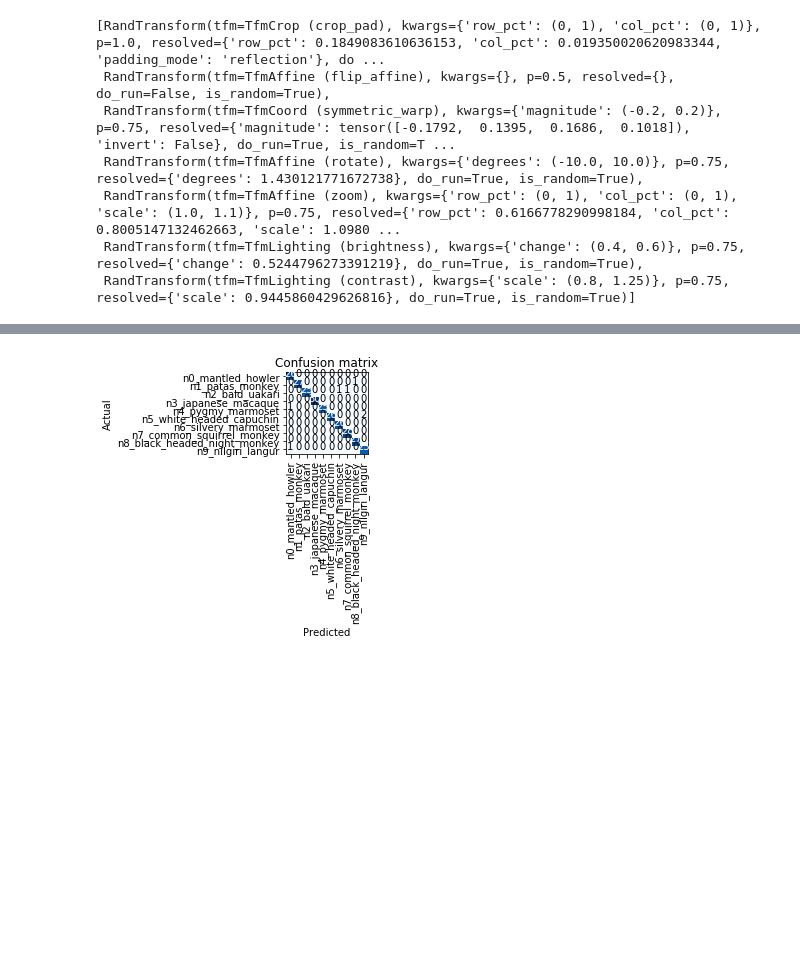
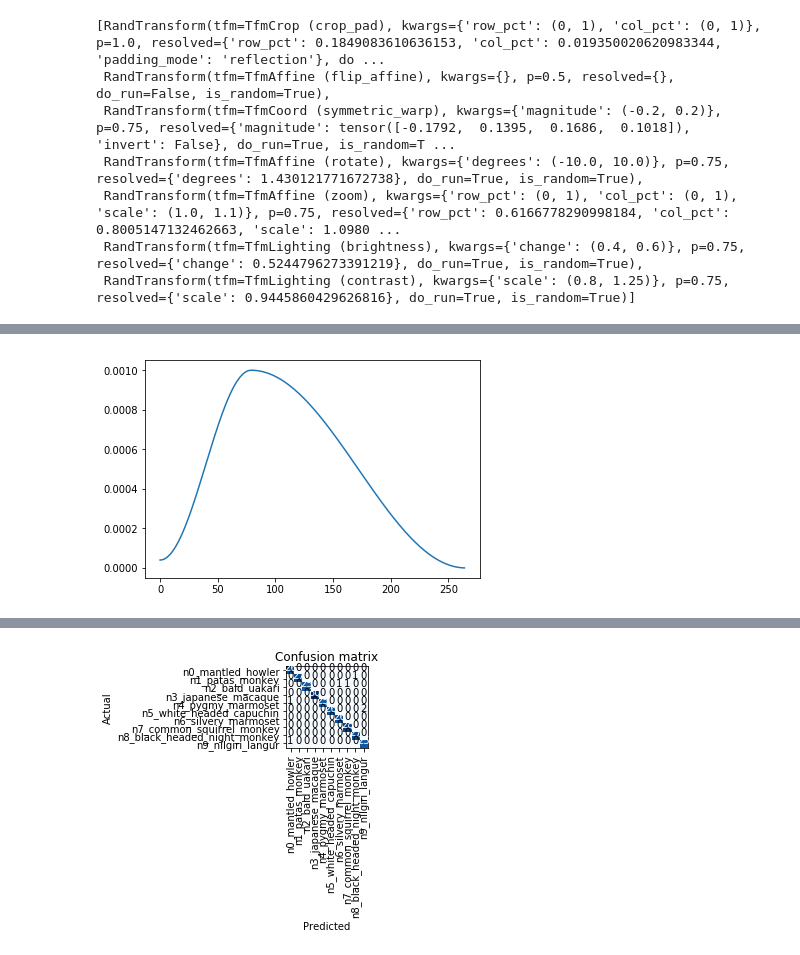
Before and after one commit to raghavab1992/course-v3, a Jupyter notebook: nbs/dl1/rb1992/week1/Monkeys_classification_fastaiv3.ipynb, the cells around one changed output, grey strips where cells are left out. Cells and saved outputs as stored; diff of their text form; code cells hidden in the pictures; blank space fills up the shorter version.

```diff
--- a/nbs/dl1/rb1992/week1/Monkeys_classification_fastaiv3.ipynb
+++ b/nbs/dl1/rb1992/week1/Monkeys_classification_fastaiv3.ipynb
@@ -110 +125,5 @@ learner.unfreeze()
+# %%
+learner.recorder.plot_lr()
+# %% [output]
+[figure, added]
 # %%
```
Also changed, not shown: parts of 17 cells of this notebook, 5 other files.
